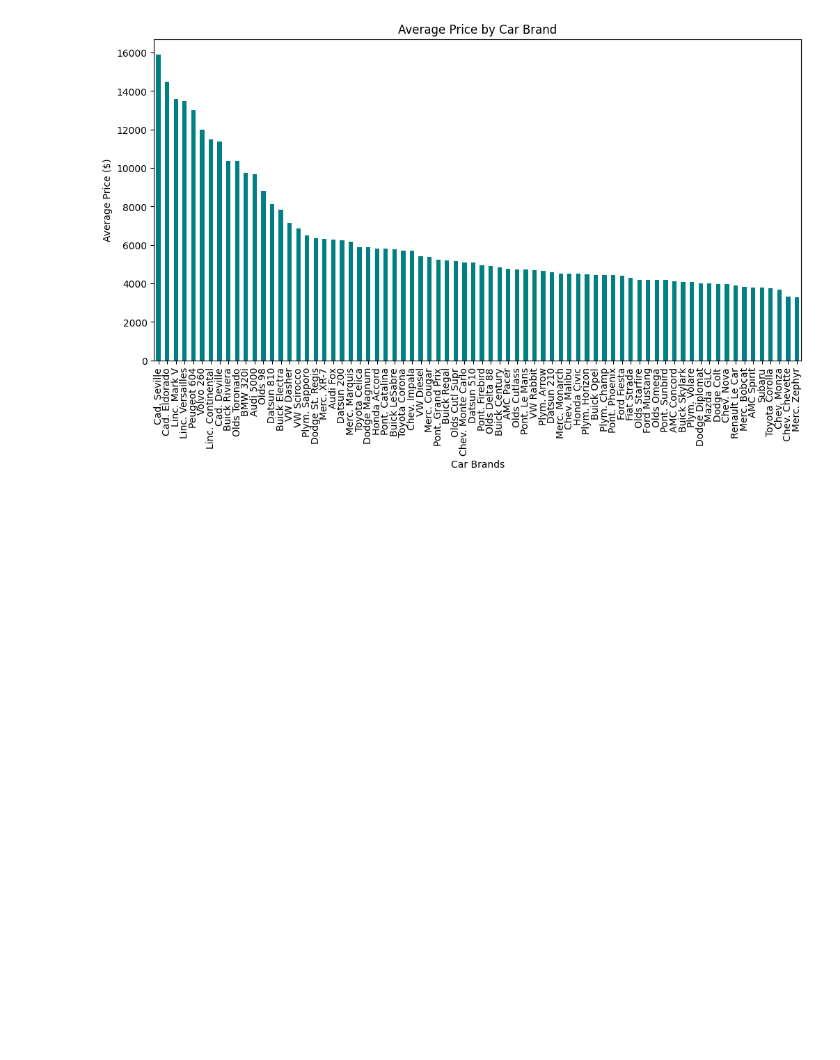
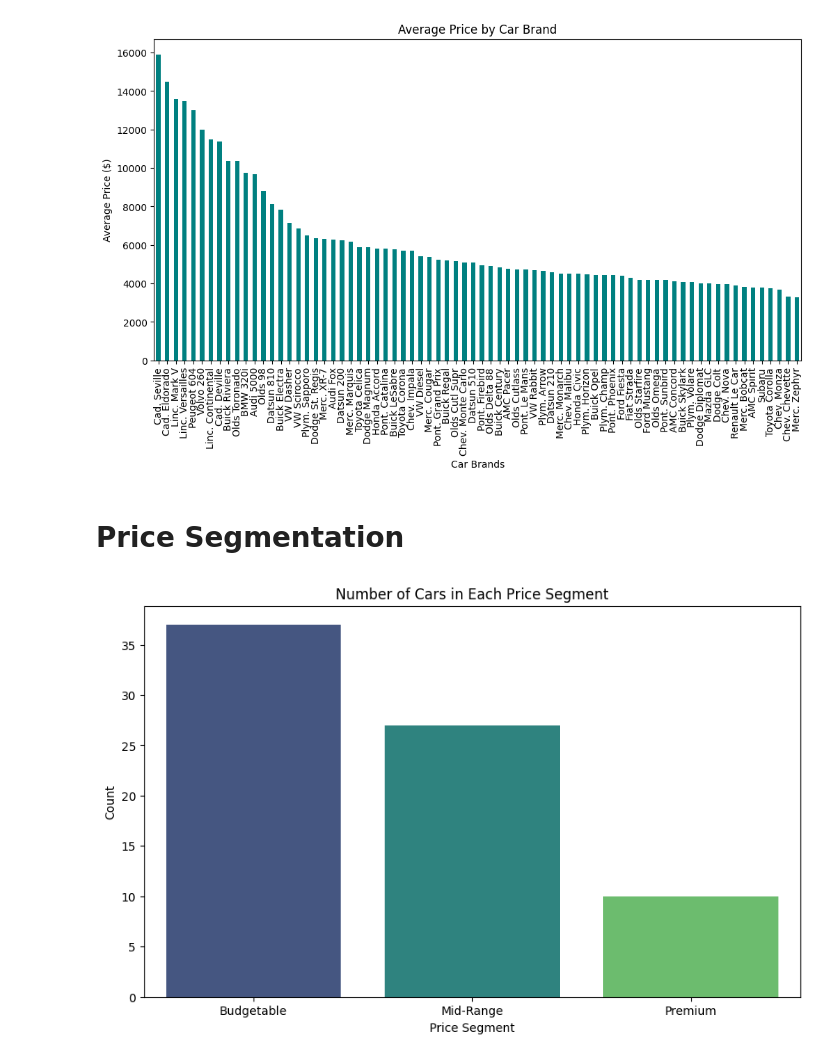
Before and after one commit to SarunaMaharjan/Linear-Regression-model, a Jupyter notebook: Task.ipynb, the cells around one changed output. Saved outputs shown, nothing was run; the diff lists cells and outputs as text; code cells hidden in the pictures; blank space fills up the shorter version.

```diff
--- a/Task.ipynb
+++ b/Task.ipynb
@@ -191,3 +191,18 @@ plt.ylabel('Average Price ($)')
 plt.show()
 # %% [output]
 [figure]
+# %% [markdown]
+# Price Segmentation
+# %%
+# Adding a price segmentation
+df['Price_Segment'] = pd.cut(df['price'], bins=[0, 5000, 10000, 20000], labels=['Budgetable', 'Mid-Range', 'Premium'])
+
+# Visualizing the count of cars in each price segment
+plt.figure(figsize=(10, 6))
+sns.countplot(data=df, x='Price_Segment', hue='Price_Segment', palette='viridis', legend=False)
+plt.title('Number of Cars in Each Price Segment')
+plt.xlabel('Price Segment')
+plt.ylabel('Count')
+plt.show()
+# %% [output]
+[figure, added]
```
Also changed, not shown: parts of 3 cells of this notebook.
